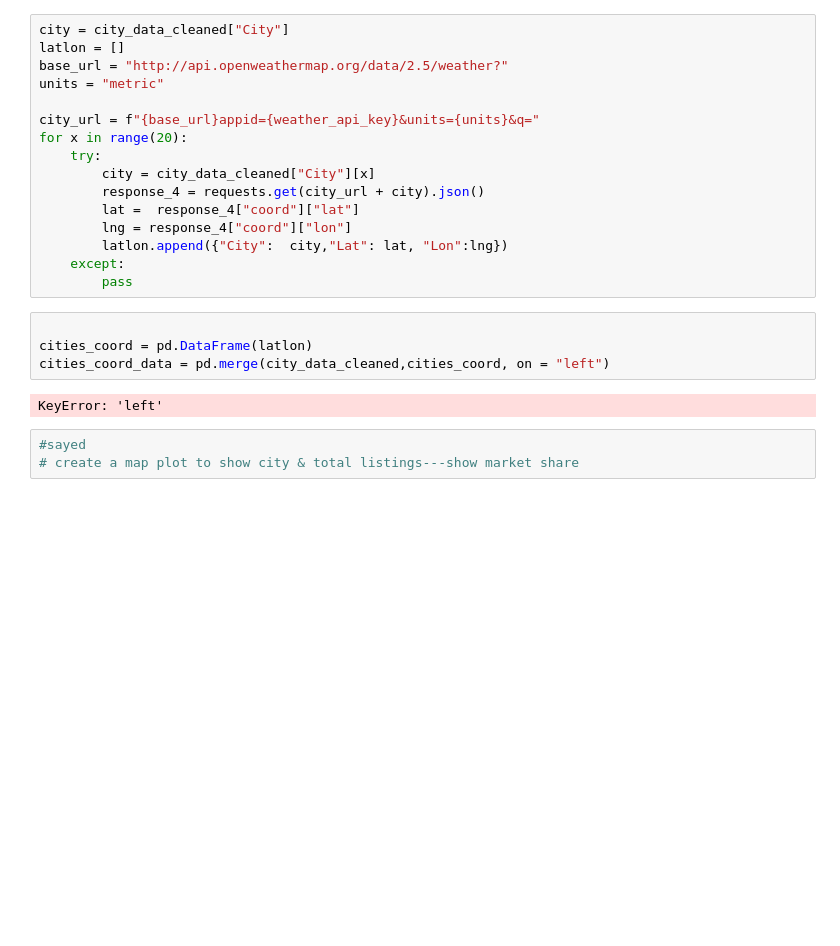
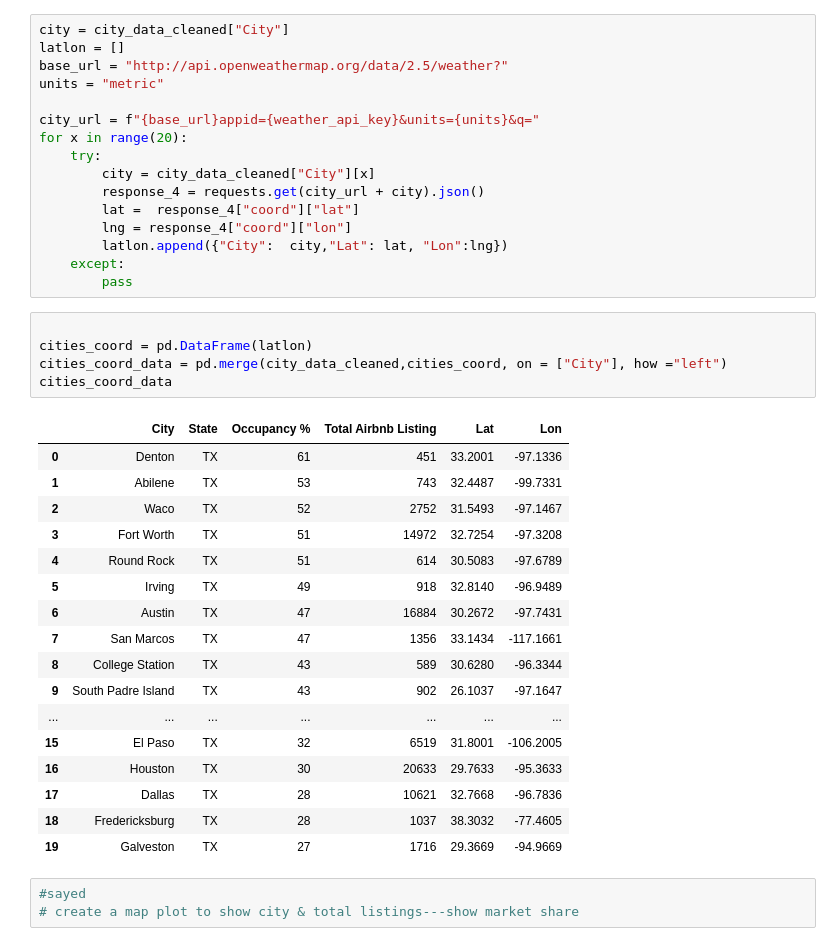
Before and after one commit to Memellsworth/Project1-, a Jupyter notebook: RealEstateInvestinginTexas.ipynb, the cells around one changed output. Saved outputs shown, nothing was run; the diff lists cells and outputs as text; blank space fills up the shorter version.

Commit message:
added coords

```diff
--- a/RealEstateInvestinginTexas.ipynb
+++ b/RealEstateInvestinginTexas.ipynb
@@ -81,12 +81,29 @@ for x in range(20):
         latlon.append({"City":  city,"Lat": lat, "Lon":lng})
     except:
         pass
-# %%
-
-cities_coord = pd.DataFrame(latlon)
-cities_coord_data = pd.merge(city_data_cleaned,cities_coord, on = "left")
-# %% [output]
-KeyError: 'left'
+# %%
+
+cities_coord = pd.DataFrame(latlon)
+cities_coord_data = pd.merge(city_data_cleaned,cities_coord, on = ["City"], how ="left")
+cities_coord_data
+# %% [output]
+|  | City | State | Occupancy % | Total Airbnb Listing | Lat | Lon |
+| 0 | Denton | TX | 61 | 451 | 33.2001 | -97.1336 |
+| 1 | Abilene | TX | 53 | 743 | 32.4487 | -99.7331 |
+| 2 | Waco | TX | 52 | 2752 | 31.5493 | -97.1467 |
+| 3 | Fort Worth | TX | 51 | 14972 | 32.7254 | -97.3208 |
+| 4 | Round Rock | TX | 51 | 614 | 30.5083 | -97.6789 |
+| 5 | Irving | TX | 49 | 918 | 32.8140 | -96.9489 |
+| 6 | Austin | TX | 47 | 16884 | 30.2672 | -97.7431 |
+| 7 | San Marcos | TX | 47 | 1356 | 33.1434 | -117.1661 |
+| 8 | College Station | TX | 43 | 589 | 30.6280 | -96.3344 |
+| 9 | South Padre Island | TX | 43 | 902 | 26.1037 | -97.1647 |
+| ... | ... | ... | ... | ... | ... | ... |
+| 15 | El Paso | TX | 32 | 6519 | 31.8001 | -106.2005 |
+| 16 | Houston | TX | 30 | 20633 | 29.7633 | -95.3633 |
+| 17 | Dallas | TX | 28 | 10621 | 32.7668 | -96.7836 |
+| 18 | Fredericksburg | TX | 28 | 1037 | 38.3032 | -77.4605 |
+| 19 | Galveston | TX | 27 | 1716 | 29.3669 | -94.9669 |
 # %%
 #sayed
 # create a map plot to show city & total listings---show market share
```
Also changed, not shown: 1 other file.
